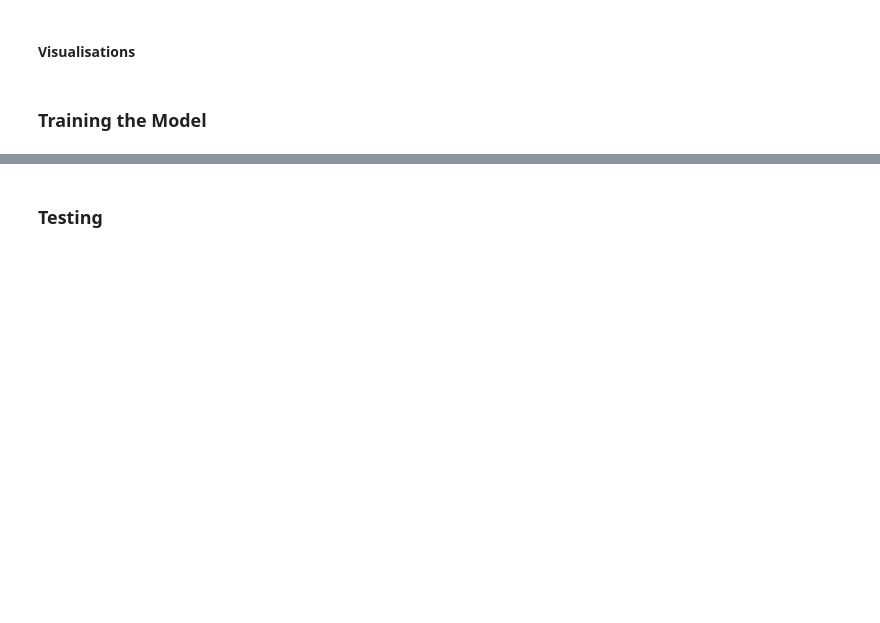
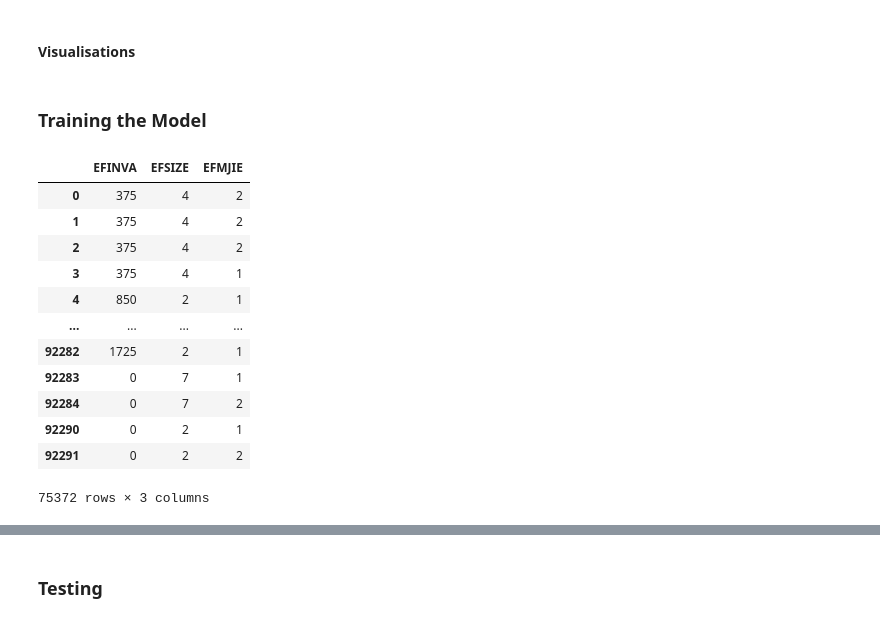
Before and after one commit to izk20/DSCI-310-Group-10, a Jupyter notebook: analysis.ipynb, the cells around one changed output, grey strips where cells are left out. Drawn from its saved outputs; the diff is of its cells as text; code cells hidden in the pictures; blank space fills up the shorter version.

```diff
--- a/analysis.ipynb
+++ b/analysis.ipynb
@@ -189,3 +184,20 @@ sns.heatmap(correlations, cmap=plt.cm.Blues, annot=True)
 #### Visualisations
 # %% [markdown]
 ### Training the Model
+# %%
+processed = reduced_data[["EFINVA","EFSIZE","EFMJIE"]]
+processed
+# %% [output]
+|  | EFINVA | EFSIZE | EFMJIE |
+| 0 | 375 | 4 | 2 |
+| 1 | 375 | 4 | 2 |
+| 2 | 375 | 4 | 2 |
+| 3 | 375 | 4 | 1 |
+| 4 | 850 | 2 | 1 |
+| ... | ... | ... | ... |
+| 92282 | 1725 | 2 | 1 |
+| 92283 | 0 | 7 | 1 |
+| 92284 | 0 | 7 | 2 |
+| 92290 | 0 | 2 | 1 |
+| 92291 | 0 | 2 | 2 |
+75372 rows × 3 columns
```
Also changed, not shown: parts of 7 cells of this notebook.
